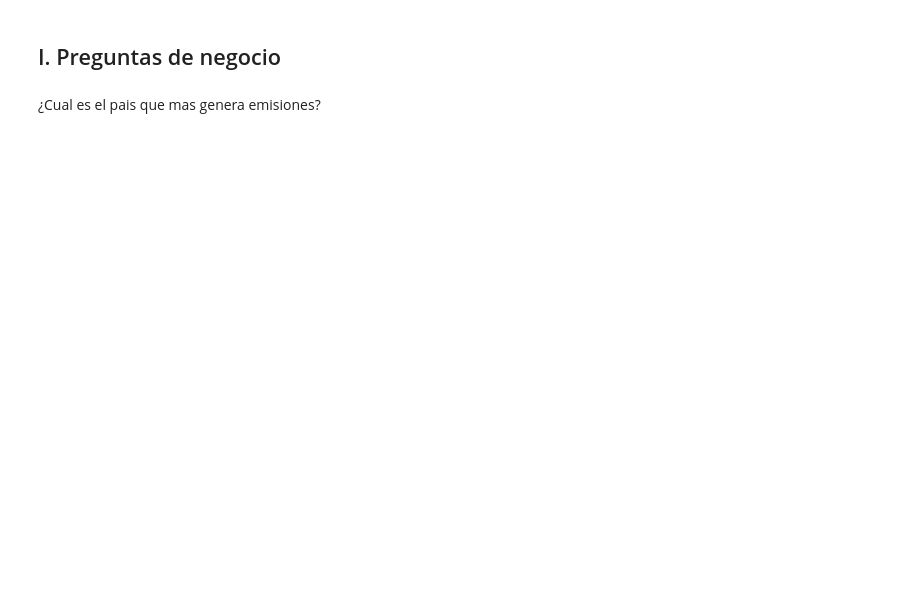
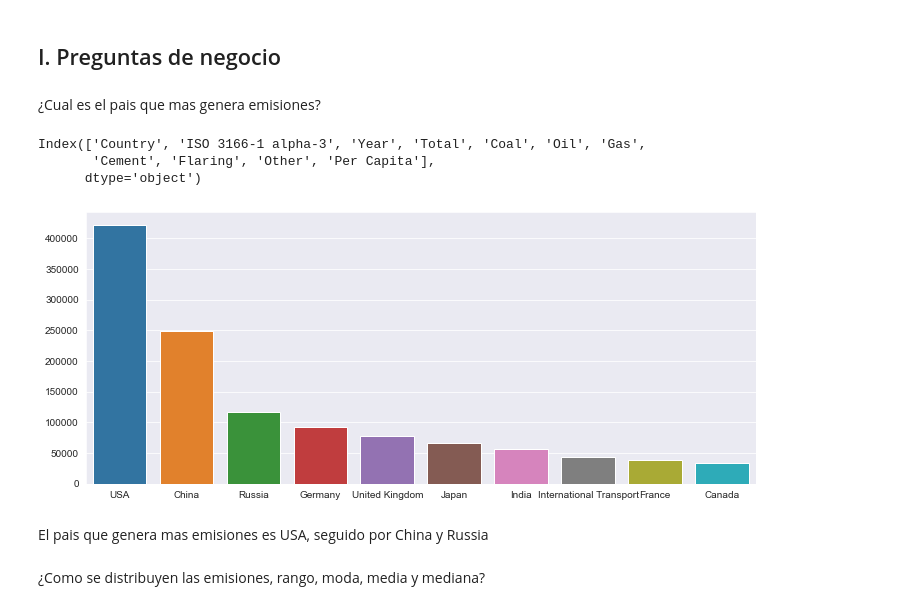
Before and after one commit to davidCardenas861/EDA-Emissions-by-Country-2002-2022, a Jupyter notebook: project.ipynb, the cells around one changed output. Cells and saved outputs as stored; diff of their text form; code cells hidden in the pictures; blank space fills up the shorter version.

```diff
--- a/project.ipynb
+++ b/project.ipynb
@@ -201,3 +276,26 @@ Logramos evidenciar que lo que mas genera CO2 es el Coal, Oil y Gas representand
 ## I. Preguntas de negocio
 # %% [markdown]
 ¿Cual es el pais que mas genera emisiones?
+# %%
+df.columns
+# %% [output]
+Index(['Country', 'ISO 3166-1 alpha-3', 'Year', 'Total', 'Coal', 'Oil', 'Gas',
+       'Cement', 'Flaring', 'Other', 'Per Capita'],
+      dtype='object')
+# %%
+#De los valores ordenaros generamos listas para responder las preguntas de negocio
+
+
+countries = list(df.groupby('Country').sum(numeric_only=True).sort_values(by='Total',ascending=False).index)
+values = list(df.groupby('Country').sum(numeric_only=True).sort_values(by='Total',ascending=False)['Total'])
+
+plt.figure(figsize=(12,5))
+sns.set_style('darkgrid')
+sns.barplot(x=countries[:10],y=values[:10])
+plt.show()
+# %% [output]
+[figure, added]
+# %% [markdown]
+El pais que genera mas emisiones es USA, seguido por China y Russia
+# %% [markdown]
+¿Como se distribuyen las emisiones, rango, moda, media y mediana?
```
Also changed, not shown: parts of 50 cells of this notebook, 1 other file.
